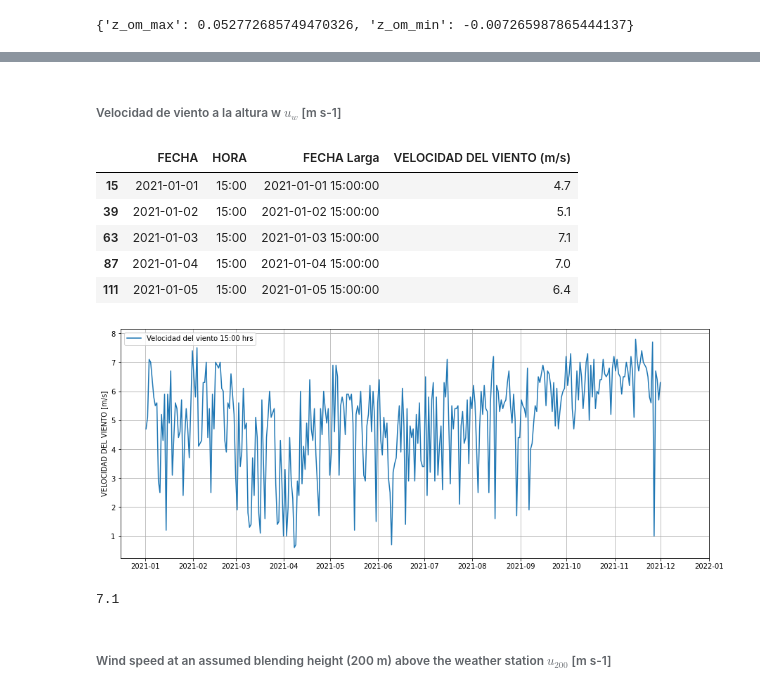
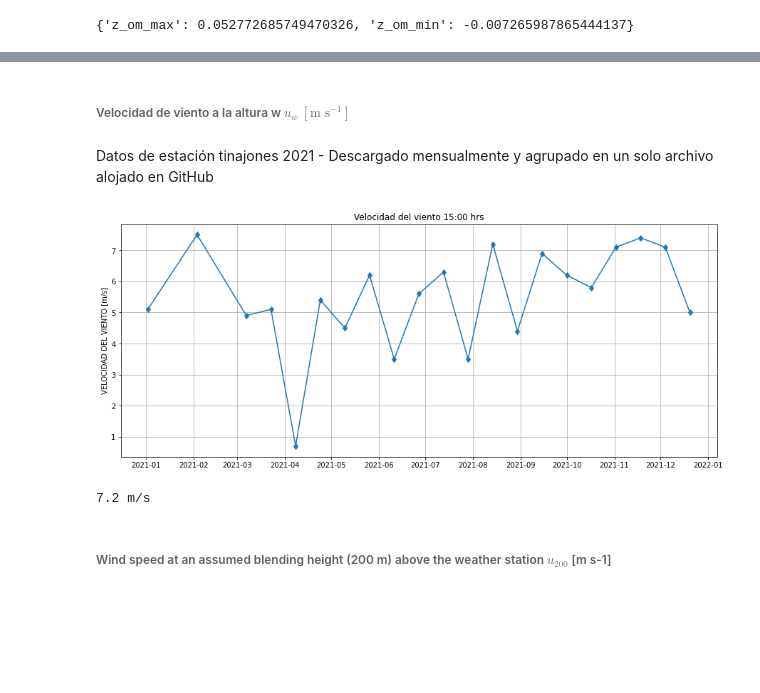
Before and after one commit to vilcagamarracf/Inv_arroz_METRIC, a Jupyter notebook: notebooks/2_Balance_de_Energía_Superficial_Modelo_METRIC.ipynb, the cells around one changed output, grey strips where cells are left out. Saved outputs shown, nothing was run; the diff lists cells and outputs as text; code cells hidden in the pictures; blank space fills up the shorter version.

```diff
--- a/notebooks/2_Balance_de_Energía_Superficial_Modelo_METRIC.ipynb
+++ b/notebooks/2_Balance_de_Energía_Superficial_Modelo_METRIC.ipynb
@@ -1042,19 +1090,4 @@ Map(center=[-6.632205250920376, -79.4707277035579], controls=(WidgetControl(opti
 # %% [markdown]
-###### Velocidad de viento a la altura w $u_w$ [m s-1]
+###### Velocidad de viento a la altura w $u_w$ $[\text{m s}^{-1}]$
-# %%
-# Datos de estación tinajones 2021 - Descargado mensualmente y agrupado en un solo archivo alojado en GitHub
-path = 'https://raw.githubusercontent.com/vilcagamarracf/Inv_arroz_METRIC/main/files/Tinajones_datos_met_2021.csv'
-
-df_tinajones = pd.read_csv(path, na_values='S/D')
-df_tinajones['FECHA Larga'] = pd.to_datetime(df_tinajones['FECHA'] + ' ' + df_tinajones['HORA'], format='%Y-%m-%d %H:%M')
-df_tinajones = df_tinajones[['FECHA', 'HORA', 'FECHA Larga', 'VELOCIDAD DEL VIENTO (m/s)']]
-
-df_15_hr_w = df_tinajones[df_tinajones['HORA']=='15:00']
-df_15_hr_w.head()
-# %% [output]
-|  | FECHA | HORA | FECHA Larga | VELOCIDAD DEL VIENTO (m/s) |
-| 15 | 2021-01-01 | 15:00 | 2021-01-01 15:00:00 | 4.7 |
-| 39 | 2021-01-02 | 15:00 | 2021-01-02 15:00:00 | 5.1 |
-| 63 | 2021-01-03 | 15:00 | 2021-01-03 15:00:00 | 7.1 |
-| 87 | 2021-01-04 | 15:00 | 2021-01-04 15:00:00 | 7.0 |
-| 111 | 2021-01-05 | 15:00 | 2021-01-05 15:00:00 | 6.4 |
+# %% [markdown]
+Datos de estación tinajones 2021 - Descargado mensualmente y agrupado en un solo archivo alojado en GitHub
@@ -1061,28 +1113,32 @@ df_15_hr_w.head()
+# %%
+vel_viento_ruta = 'https://raw.githubusercontent.com/vilcagamarracf/Inv_arroz_METRIC/main/files/vel_viento_15hr.csv'
+vel_viento_15hr = pd.read_csv(vel_viento_ruta)
+vel_viento_15hr.head()
 # %%
 # @markdown Visualización de datos de velocidad de viento [m/s]
 plt.figure(figsize=(15,6))
 
 # Eje Y izquierdo
-plt.plot(df_15_hr_w['FECHA Larga'], df_15_hr_w['VELOCIDAD DEL VIENTO (m/s)'], label='Velocidad del viento 15:00 hrs')
-plt.ylabel('VELOCIDAD DEL VIENTO [m/s]')
-plt.legend(loc=4)
+plt.plot(vel_viento_15hr['FECHA'].apply(pd.to_datetime), vel_viento_15hr['VELOCIDAD DEL VIENTO (m/s)'], 'd-')
+
+plt.title('Velocidad del viento 15:00 hrs'), plt.ylabel('VELOCIDAD DEL VIENTO [m/s]')
 
 # Eje X : Fechas
 fechas_2020_2021 = pd.date_range(start='2021', end='2022', freq='MS')
 plt.xticks(fechas_2020_2021), plt.gca().xaxis.set_major_formatter(date_format) # Formato '%Y-%m'
 
-plt.grid(), plt.legend();
+plt.grid();
 # %% [output]
-[figure, old version]
+[figure, new version]
 # %%
 # Fecha de toma de imagen
 fecha_img = img_ee.date().format('Y-MM-dd').getInfo() # '2021-11-02'
 
 # Velocidad del viento medido por estación meteorológica a las 15:00 [m/s]
-u_w = df_15_hr_w[df_15_hr_w['FECHA']==fecha_img].iat[0,3] # numpy.float64
-u_w
+u_w = vel_viento_15hr[vel_viento_15hr['FECHA'] == fecha_img].iat[0,-1] # numpy.float64
+print(f'{u_w} m/s')
 # %% [output]
-7.1
+7.2 m/s
 # %% [markdown]
 ###### Wind speed at an assumed blending height (200 m) above the weather station $u_{200}$ [m s-1]
 # %% [markdown]
```
Also changed, not shown: parts of 35 cells of this notebook.
